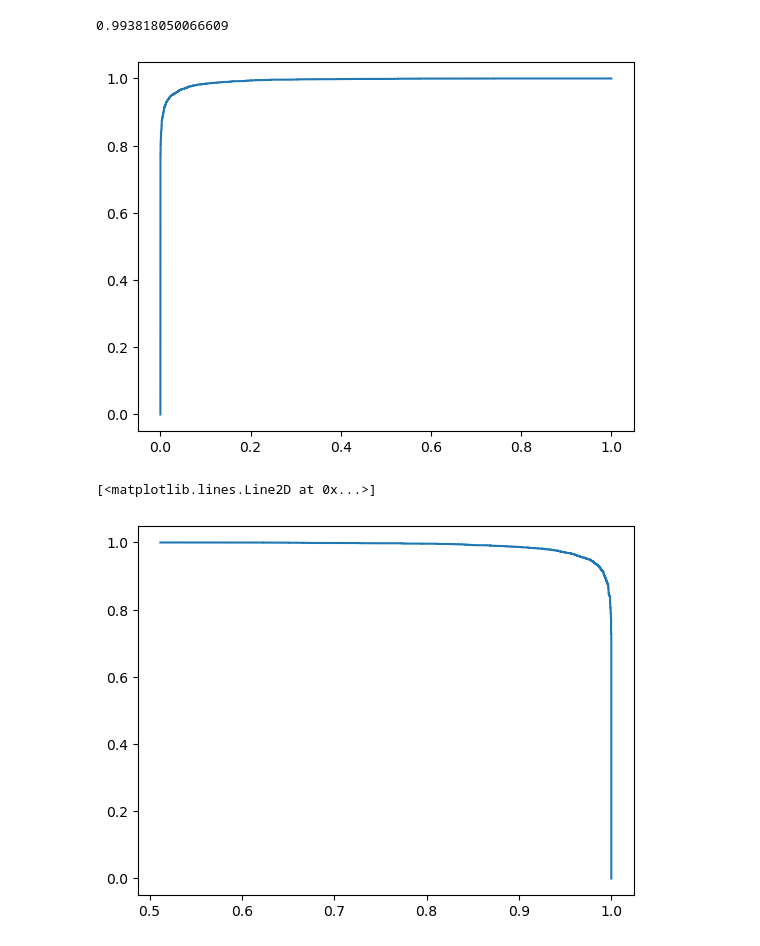
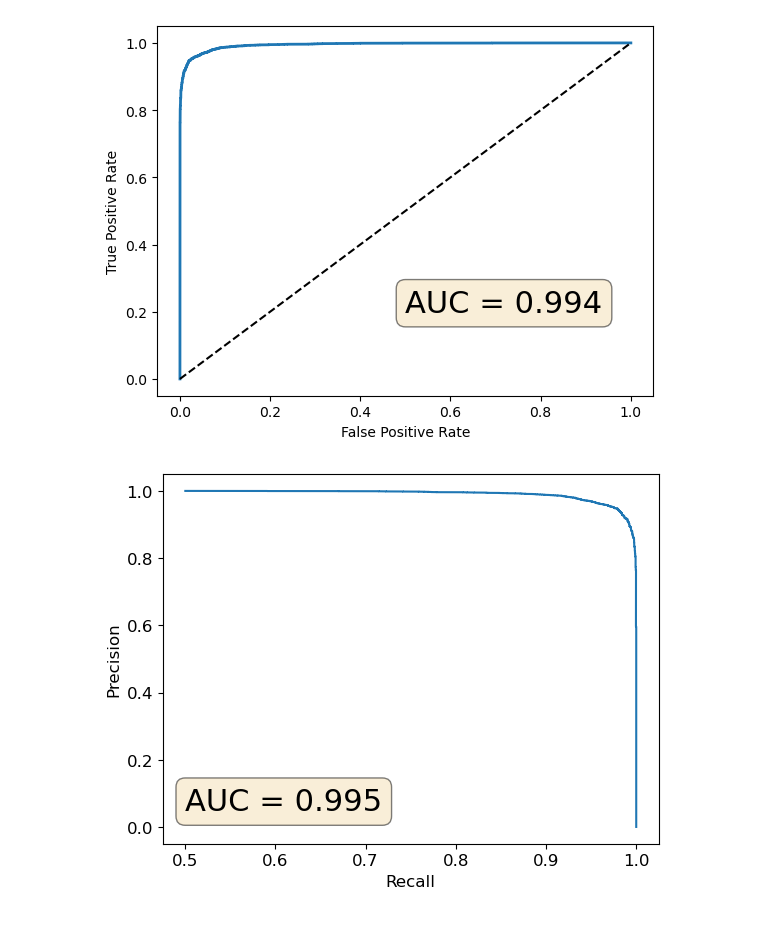
Before and after one commit to Thogasa/IceCubeLab, a Jupyter notebook: BoostedDecisionTree.ipynb, the cells around one changed output. Cells and saved outputs as stored; diff of their text form; code cells hidden in the pictures.

```diff
--- a/BoostedDecisionTree.ipynb
+++ b/BoostedDecisionTree.ipynb
@@ -8,6 +8,8 @@ from sklearn.model_selection import train_test_split
 from tqdm import tqdm
 from sklearn import metrics
 import xgboost as xgb
+
+plt.rcParams['font.size'] = 12
 # %%
 #Import training and validation data
 df = pd.read_csv('build/training_data.csv')
@@ -147,12 +149,22 @@ array([9.9993867e-01, 9.9982947e-01, 9.9996889e-01, ..., 4.4560861e-03,
 # %%
-#Calc ROC,AUC curve
-fpr, tpr, thresholds = metrics.roc_curve(ytest, ypred)
-plt.plot(fpr,tpr);
+from sklearn.metrics import roc_curve
+fpr, tpr, tresholds = roc_curve(ytest, ypred)
+plt.plot(fpr, tpr, linewidth=2)
+plt.plot([0,1], [0,1], 'k--' )
+plt.rcParams['font.size'] = 12
+
+
 AUC = metrics.roc_auc_score(ytest, ypred)
-print(AUC)
+props = dict(boxstyle='round', facecolor='wheat', alpha=0.5)
+
+plt.text(0.5, 0.2, f'AUC = {np.round(AUC, 3)}', fontsize = 22, bbox = props)
+
+plt.ylabel('True Positive Rate')
+plt.xlabel('False Positive Rate')
+
+plt.savefig('build/BDTRoc.pdf')
 # %% [output]
-0.993818050066609
-[figure, old version]
+[figure, new version]
 # %%
 #save ROC,AUC curve to disk
 file = open('build/BdtRoc.txt', 'w')
@@ -165,10 +177,19 @@ file.close()
 #Calc Precision Recall curve
 prec, rec, thresh = metrics.precision_recall_curve(ytest, ypred)
 
+prcauc = np.sum((rec[:-1]-rec[1:])*(prec[1:]+prec[:-1])/2)
+
+plt.text(0.5, 0.05, f'AUC = {np.round(prcauc, 3)}', fontsize = 22, bbox = props)
+plt.xlabel('Recall')
+plt.ylabel('Precision')
+
+
 plt.plot(prec, rec)
+
+
+plt.savefig('build/BDTPRC.pdf')
 # %% [output]
-[<matplotlib.lines.Line2D at 0x...>]
-[figure, old version]
+[figure, new version]
 # %%
 #Find Threshold with fbeta score
 def fbeta(p, r, beta = 0.1):
```
Also changed, not shown: parts of 6 cells of this notebook, 5 other files.
